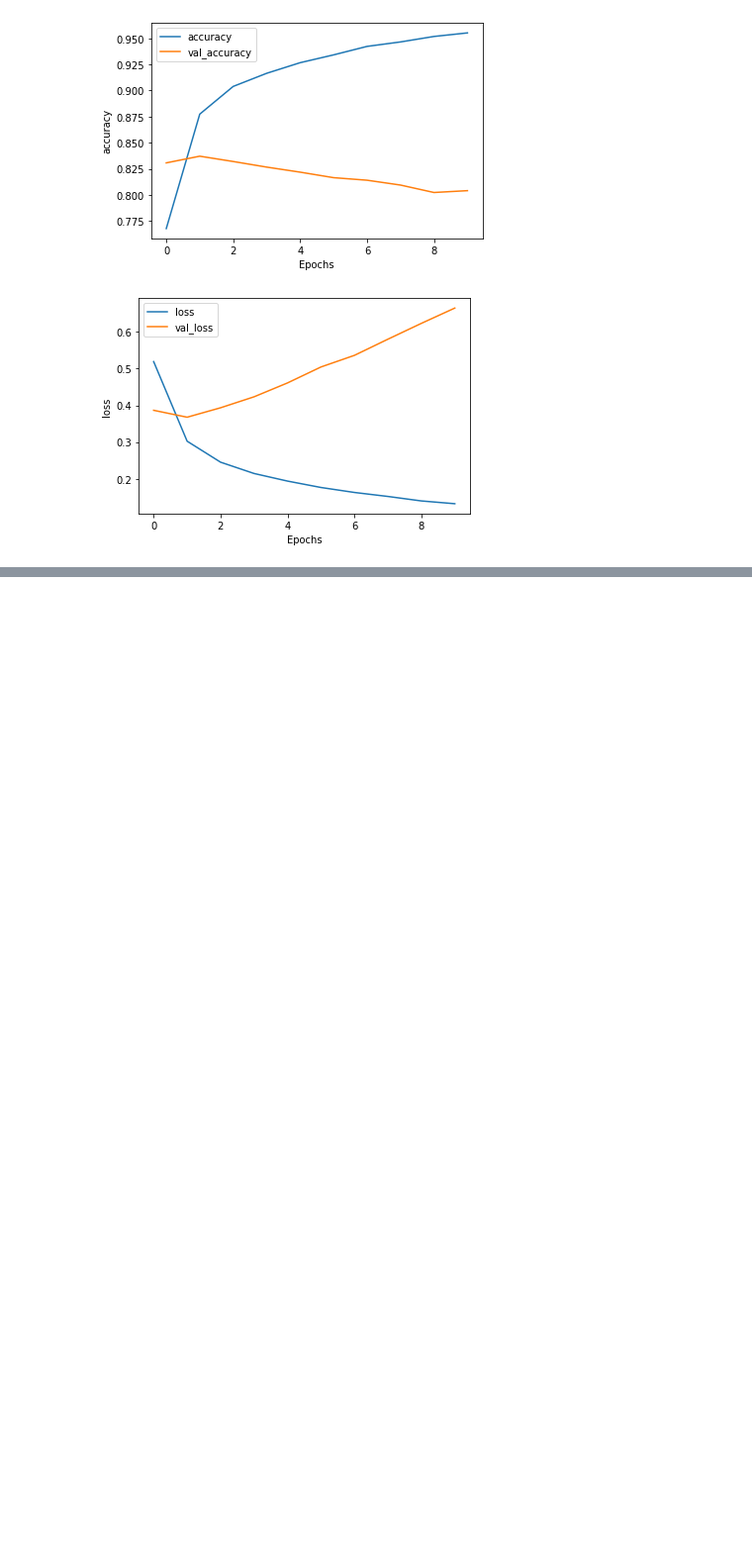
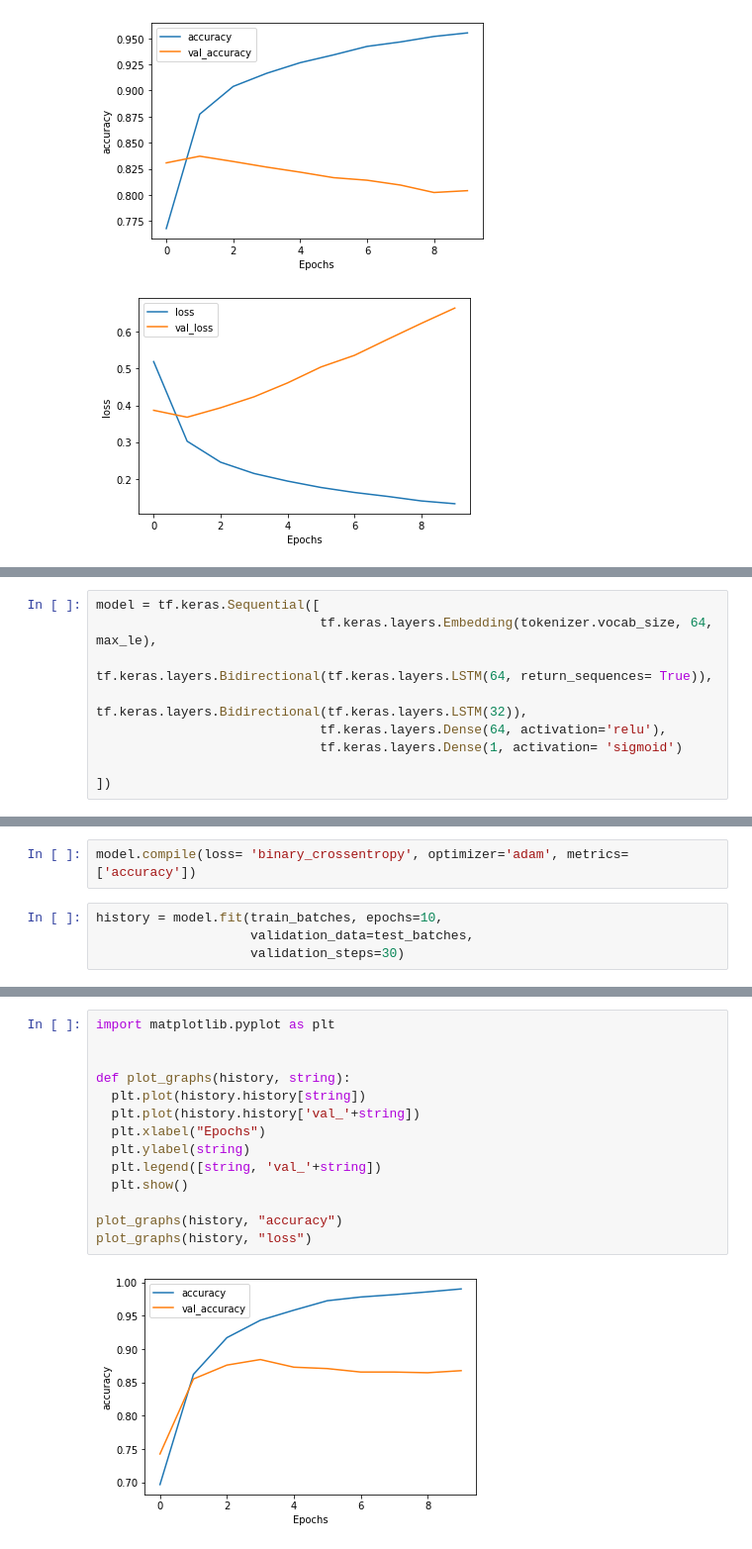
Before and after one commit to masudurHimel/NLP-Basics, a Jupyter notebook: Imdb_subword_level_sentiment_analysis.ipynb, the cells around one changed output, grey strips where cells are left out. Shown: that part at 99% size. Saved outputs shown, nothing was run; the diff lists cells and outputs as text; blank space fills up the shorter version.

```diff
--- a/Imdb_subword_level_sentiment_analysis.ipynb
+++ b/Imdb_subword_level_sentiment_analysis.ipynb
@@ -271,0 +274,9 @@ plot_graphs(history, "loss")
+# %%
+model = tf.keras.Sequential([
+                             tf.keras.layers.Embedding(tokenizer.vocab_size, 64, max_le),
+                             tf.keras.layers.Bidirectional(tf.keras.layers.LSTM(64, return_sequences= True)),
+                             tf.keras.layers.Bidirectional(tf.keras.layers.LSTM(32)),
+                             tf.keras.layers.Dense(64, activation='relu'),
+                             tf.keras.layers.Dense(1, activation= 'sigmoid')
+
+])
@@ -271,0 +304,6 @@ plot_graphs(history, "loss")
+# %%
+model.compile(loss= 'binary_crossentropy', optimizer='adam', metrics= ['accuracy'])
+# %%
+history = model.fit(train_batches, epochs=10,
+                    validation_data=test_batches,
+                    validation_steps=30)
@@ -271,0 +331,16 @@ plot_graphs(history, "loss")
+# %%
+import matplotlib.pyplot as plt
+
+
+def plot_graphs(history, string):
+  plt.plot(history.history[string])
+  plt.plot(history.history['val_'+string])
+  plt.xlabel("Epochs")
+  plt.ylabel(string)
+  plt.legend([string, 'val_'+string])
+  plt.show()
+
+plot_graphs(history, "accuracy")
+plot_graphs(history, "loss")
+# %% [output]
+[figure, added]
```
Also changed, not shown: parts of 7 cells of this notebook.
